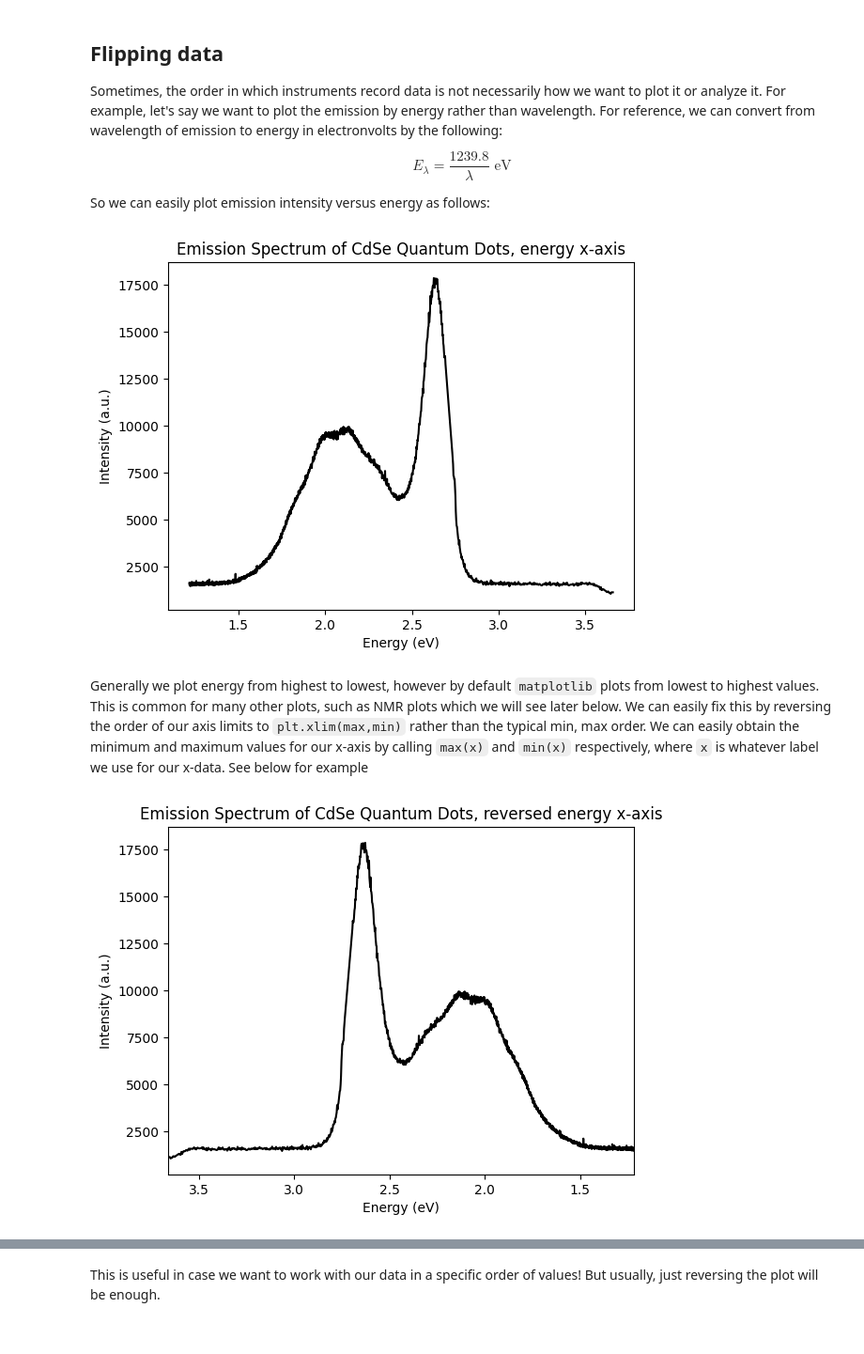
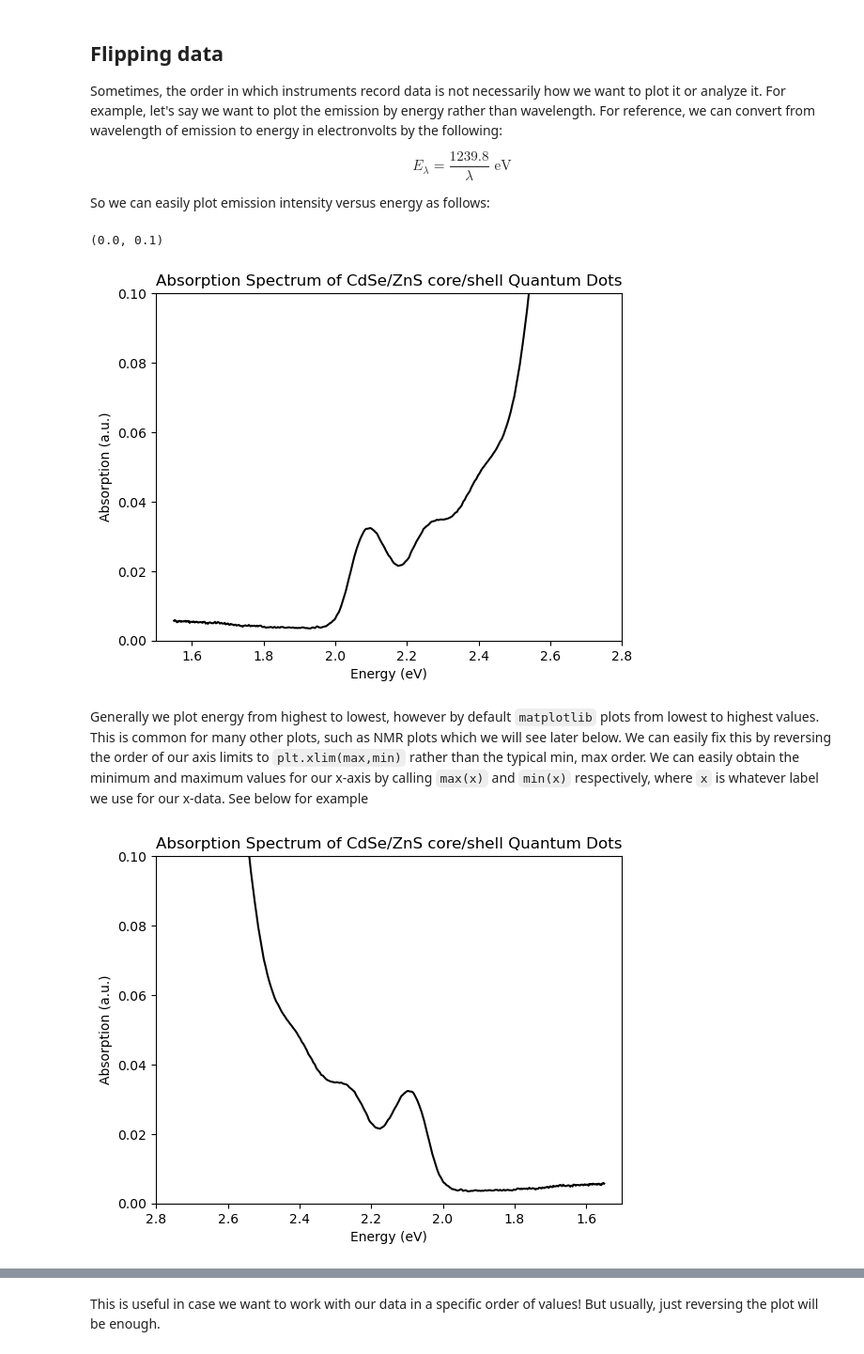
Before and after one commit to Rees9/Py4PhysChem, a Jupyter notebook: ManipulatingData.ipynb, the cells around one changed output, grey strips where cells are left out. Shown at 94% size. Cells and saved outputs as stored; diff of their text form; code cells hidden in the pictures.

Commit message:
added uv-vis data + examples

```diff
--- a/ManipulatingData.ipynb
+++ b/ManipulatingData.ipynb
@@ -256,39 +280,50 @@ import matplotlib.pyplot as plt
 %matplotlib inline
 
 # define where our file can be found to be imported
-filepath        = 'data/CdSe_EmissionSpectra.txt'
+filepath        = 'data/2020-02-11 ITK605 Absorption.csv'
 
-wave, intensity            = np.genfromtxt(filepath,
+x, y            = np.genfromtxt(filepath,
                                  dtype=float,
-                                 delimiter='',
-                                 skip_header=14,
+                                 delimiter=',',
+                                 skip_header=2,
                                  unpack=True)
 
+# plot raw data
+
 # calculate a new energy array from wavelength array
-ev = 1239.8/wave
+ev = 1239.8/x
 
-# plot normalized data by ev instead of wavelength
-plt.plot(ev,intensity,color='black')
+# plot raw data by ev instead of wavelength
+plt.plot(ev,y,color='black')
 
 # we can also subtract the background, however we usually do that before normalizing and wont do it here
 
 plt.xlabel('Energy (eV)')
-plt.ylabel('Intensity (a.u.)')
-plt.title('Emission Spectrum of CdSe Quantum Dots, energy x-axis');
+plt.ylabel('Absorption (a.u.)')
+plt.title('Absorption Spectrum of CdSe/ZnS core/shell Quantum Dots')
+
+# set axis limits
+plt.xlim(1.5,2.8)
+plt.ylim(0,0.1)
 # %% [output]
+(0.0, 0.1)
-[figure, old version]
+[figure, new version]
 # %% [markdown]
 Generally we plot energy from highest to lowest, however by default `matplotlib` plots from lowest to highest values. This is common for many other plots, such as NMR plots which we will see later below. We can easily fix this by reversing the order of our axis limits to `plt.xlim(max,min)` rather than the typical min, max order. We can easily obtain the minimum and maximum values for our x-axis by calling `max(x)` and `min(x)` respectively, where `x` is whatever label we use for our x-data. See below for example
 # %%
 # plot data
-plt.plot(ev,intensity,color='black')
+plt.plot(ev,y,color='black')
 
 # reverse x-axis, to go in descending order. Often used when plotting quantities related to energy.
 plt.xlim(max(ev),min(ev))
+# or, if we want to specify the limits in terms of energy
+plt.xlim(2.8,1.5)
+
+plt.ylim(0,0.1)
 
 plt.xlabel('Energy (eV)')
-plt.ylabel('Intensity (a.u.)')
-plt.title('Emission Spectrum of CdSe Quantum Dots, reversed energy x-axis');
+plt.ylabel('Absorption (a.u.)')
+plt.title('Absorption Spectrum of CdSe/ZnS core/shell Quantum Dots');
 # %% [output]
-[figure, old version]
+[figure, new version]
 # %% [markdown]
```
Also changed, not shown: parts of 7 cells of this notebook, 2 other files.
